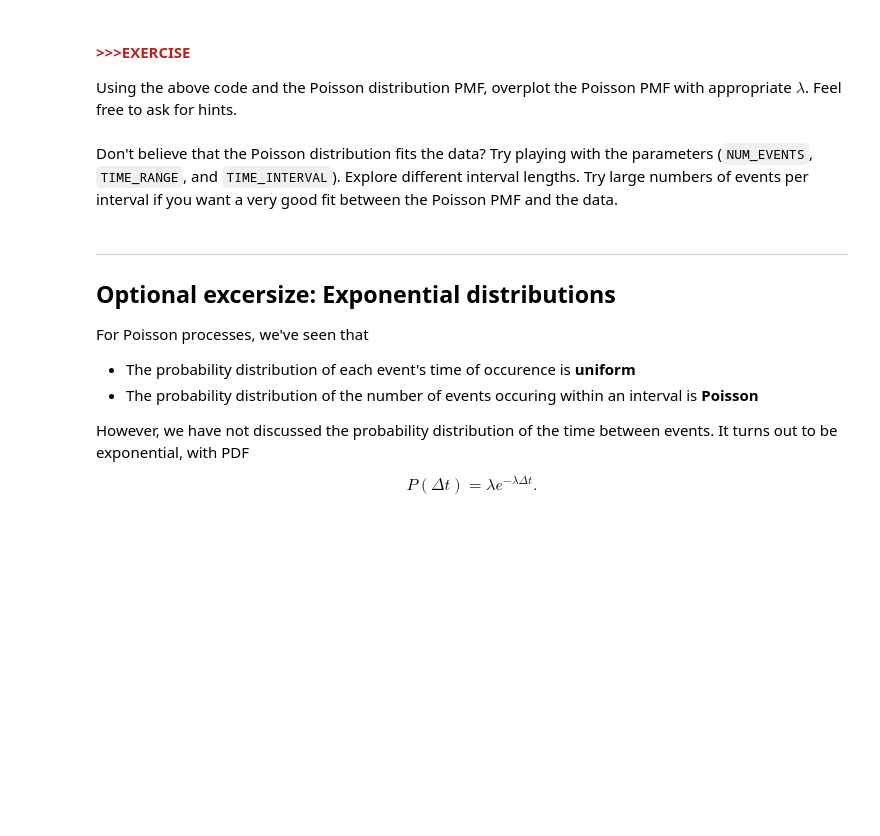
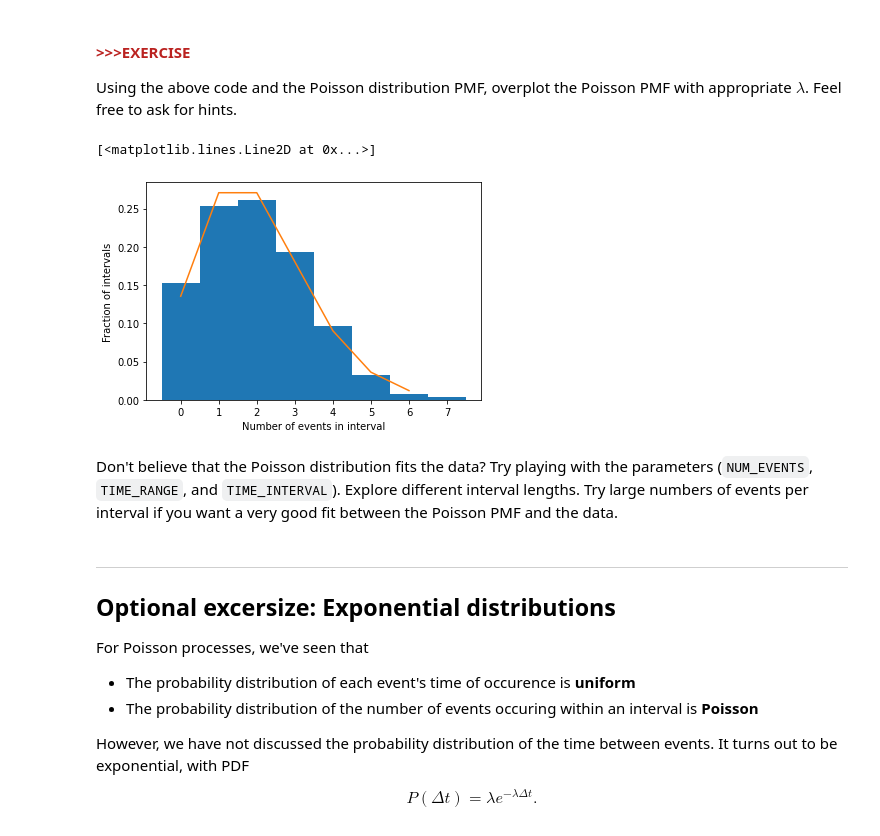
Before and after one commit to violatingcp/MIT_8.S50, a Jupyter notebook: Recitation1/Recitation_01_learner_soln.ipynb, the cells around one changed output. Drawn from its saved outputs; the diff is of its cells as text; code cells hidden in the pictures; blank space fills up the shorter version.

```diff
--- a/Recitation1/Recitation_01_learner_soln.ipynb
+++ b/Recitation1/Recitation_01_learner_soln.ipynb
@@ -620,15 +631,21 @@ plt.plot(k, l**k * np.exp(-l) / factorial(k));
 # %%
 import numpy as np
 import matplotlib.pyplot as plt
 from scipy.special import factorial
 
 plt.hist(counts, bins=bins, density=True)
 plt.xlabel("Number of events in interval")
 plt.ylabel("Fraction of intervals")
 
-l = #your lambda here
+l = NUM_EVENTS / TIME_RANGE * TIME_INTERVAL#your lambda here
 
 #your plotting code here
+ks = np.arange(0, 6+1)
+ys = l**ks * np.exp(-l) / factorial(ks)
+plt.plot(ks, ys)
+# %% [output]
+[<matplotlib.lines.Line2D at 0x...>]
+[figure, added]
 # %% [markdown]
 <!--start-block-->
 Don't believe that the Poisson distribution fits the data? Try playing with the parameters (`NUM_EVENTS`, `TIME_RANGE`, and `TIME_INTERVAL`). Explore different interval lengths. Try large numbers of events per interval if you want a very good fit between the Poisson PMF and the data.
```
Also changed, not shown: parts of 7 cells of this notebook.
